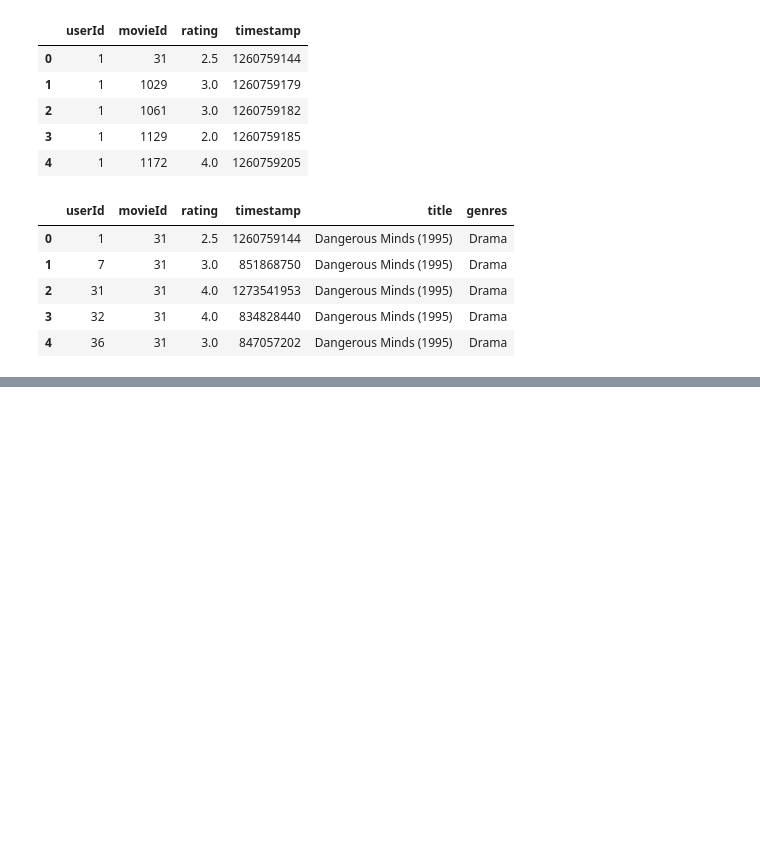
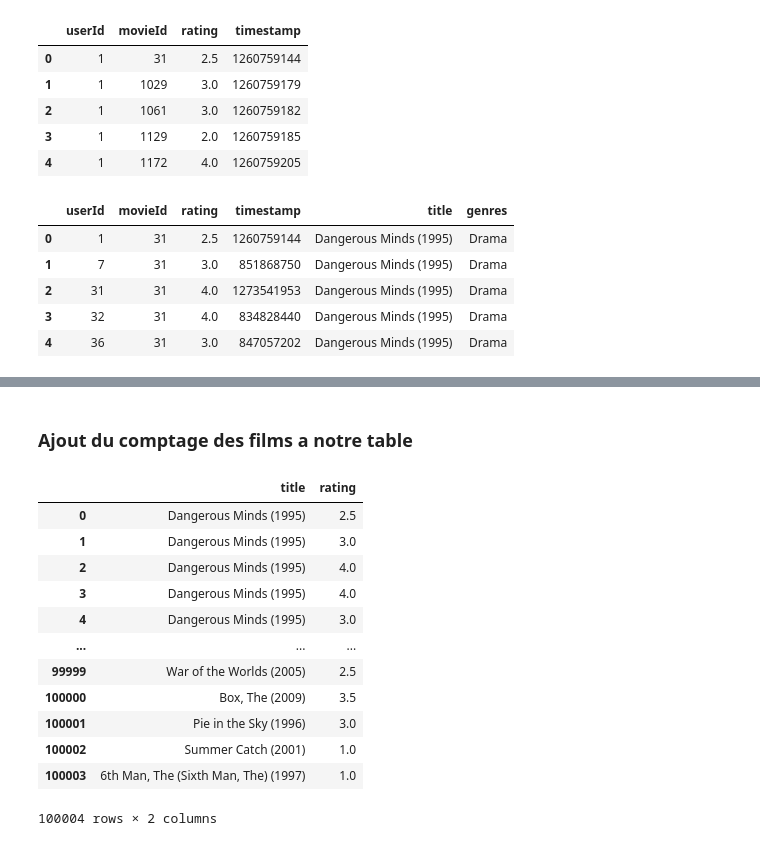
Before and after one commit to gaetanyossa/netflix_recommandation_system, a Jupyter notebook: Notebook.ipynb, the cells around one changed output, grey strips where cells are left out. Drawn from its saved outputs; the diff is of its cells as text; code cells hidden in the pictures; blank space fills up the shorter version.

```diff
--- a/Notebook.ipynb
+++ b/Notebook.ipynb
@@ -36,0 +85,18 @@ movie_data.head(5)
+# %% [markdown]
+### Ajout du comptage des films a notre table
+# %%
+movie_data[['title', 'rating']]
+# %% [output]
+|  | title | rating |
+| 0 | Dangerous Minds (1995) | 2.5 |
+| 1 | Dangerous Minds (1995) | 3.0 |
+| 2 | Dangerous Minds (1995) | 4.0 |
+| 3 | Dangerous Minds (1995) | 4.0 |
+| 4 | Dangerous Minds (1995) | 3.0 |
+| ... | ... | ... |
+| 99999 | War of the Worlds (2005) | 2.5 |
+| 100000 | Box, The (2009) | 3.5 |
+| 100001 | Pie in the Sky (1996) | 3.0 |
+| 100002 | Summer Catch (2001) | 1.0 |
+| 100003 | 6th Man, The (Sixth Man, The) (1997) | 1.0 |
+100004 rows × 2 columns
```
Also changed, not shown: parts of 31 cells of this notebook, 2 other files.
